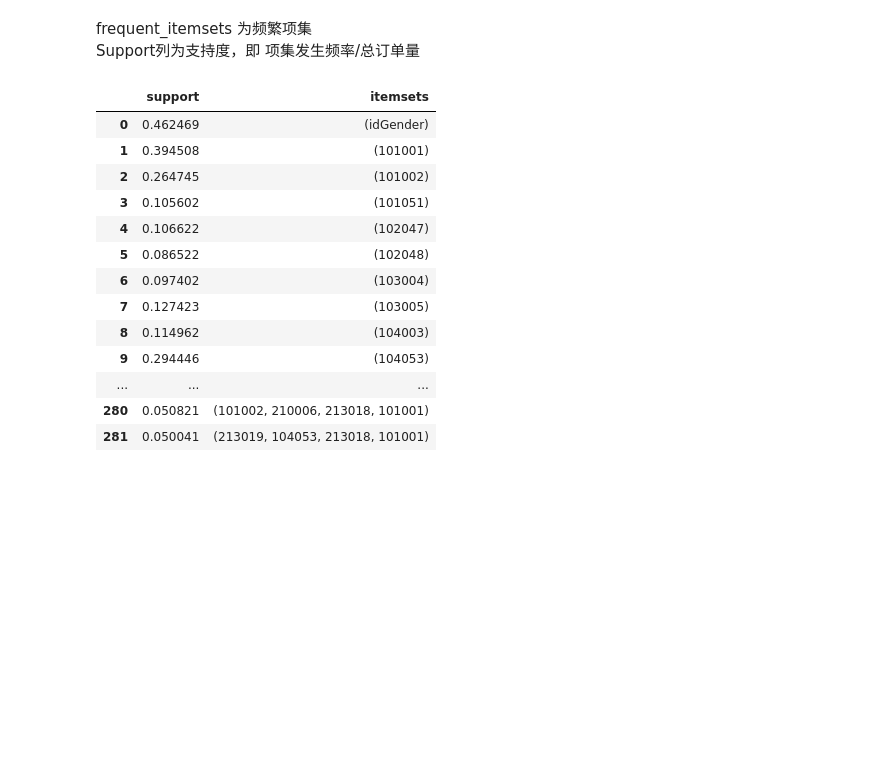
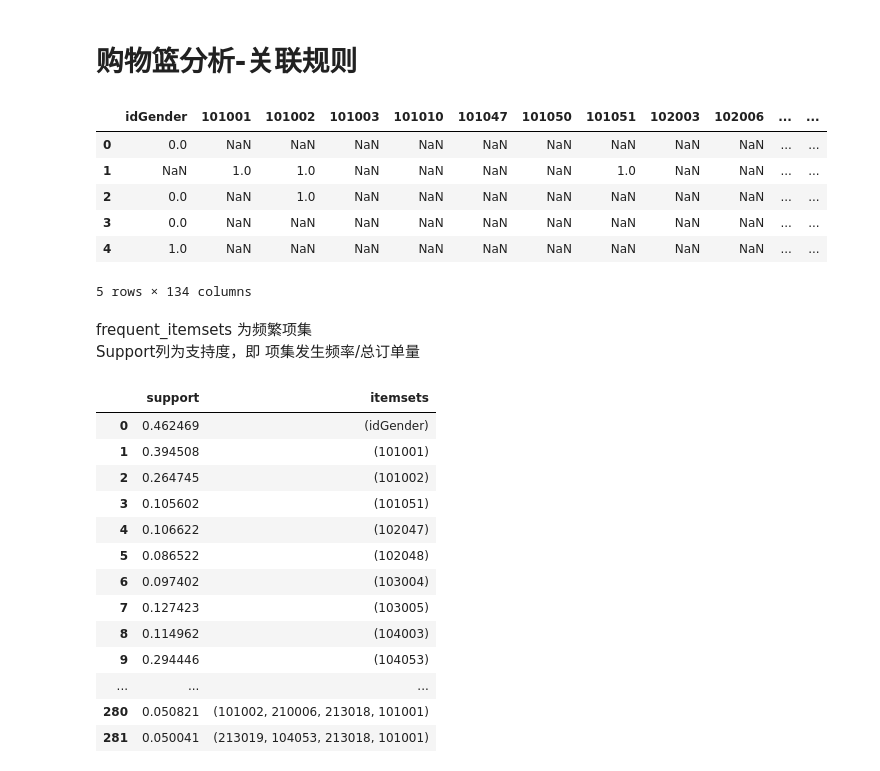
Before and after one commit to Cage6666/Big-Data-Application, a Jupyter notebook: 4-Market Basket Analysis/Apriori.ipynb, the cells around one changed output. Saved outputs shown, nothing was run; the diff lists cells and outputs as text; code cells hidden in the pictures; blank space fills up the shorter version.

```diff
--- a/4-Market Basket Analysis/Apriori.ipynb
+++ b/4-Market Basket Analysis/Apriori.ipynb
@@ -1,10 +3,20 @@
+# %% [markdown]
+# 购物篮分析-关联规则
 # %%
 import pandas as pd
 from mlxtend.frequent_patterns import apriori
 from mlxtend.frequent_patterns import association_rules
 # %%
-df = pd.read_csv('dep_mba_s2.csv')
+df = pd.read_csv('https://raw.githubusercontent.com/Cage6666/Big-Data-Application/master/4-Market%20Basket%20Analysis/dep_mba_s2.csv')
 df.head()
+# %% [output]
+|  | idGender | 101001 | 101002 | 101003 | 101010 | 101047 | 101050 | 101051 | 102003 | 102006 | ... | ... |
+| 0 | 0.0 | NaN | NaN | NaN | NaN | NaN | NaN | NaN | NaN | NaN | ... | ... |
+| 1 | NaN | 1.0 | 1.0 | NaN | NaN | NaN | NaN | 1.0 | NaN | NaN | ... | ... |
+| 2 | 0.0 | NaN | 1.0 | NaN | NaN | NaN | NaN | NaN | NaN | NaN | ... | ... |
+| 3 | 0.0 | NaN | NaN | NaN | NaN | NaN | NaN | NaN | NaN | NaN | ... | ... |
+| 4 | 1.0 | NaN | NaN | NaN | NaN | NaN | NaN | NaN | NaN | NaN | ... | ... |
+5 rows × 134 columns
 # %%
 df = df.fillna(0)
 # %%
```
Also changed, not shown: parts of 1 cell of this notebook, 3 other files.
